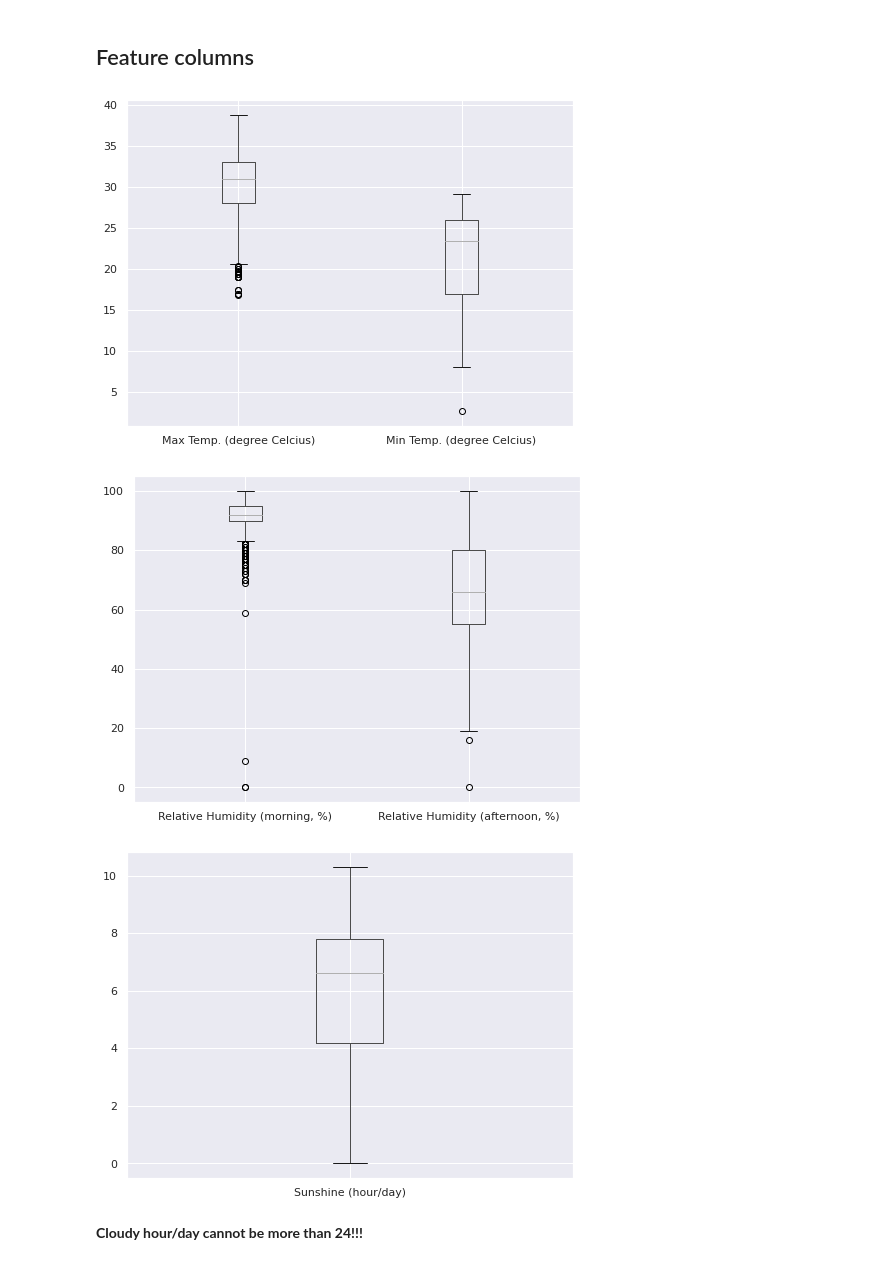
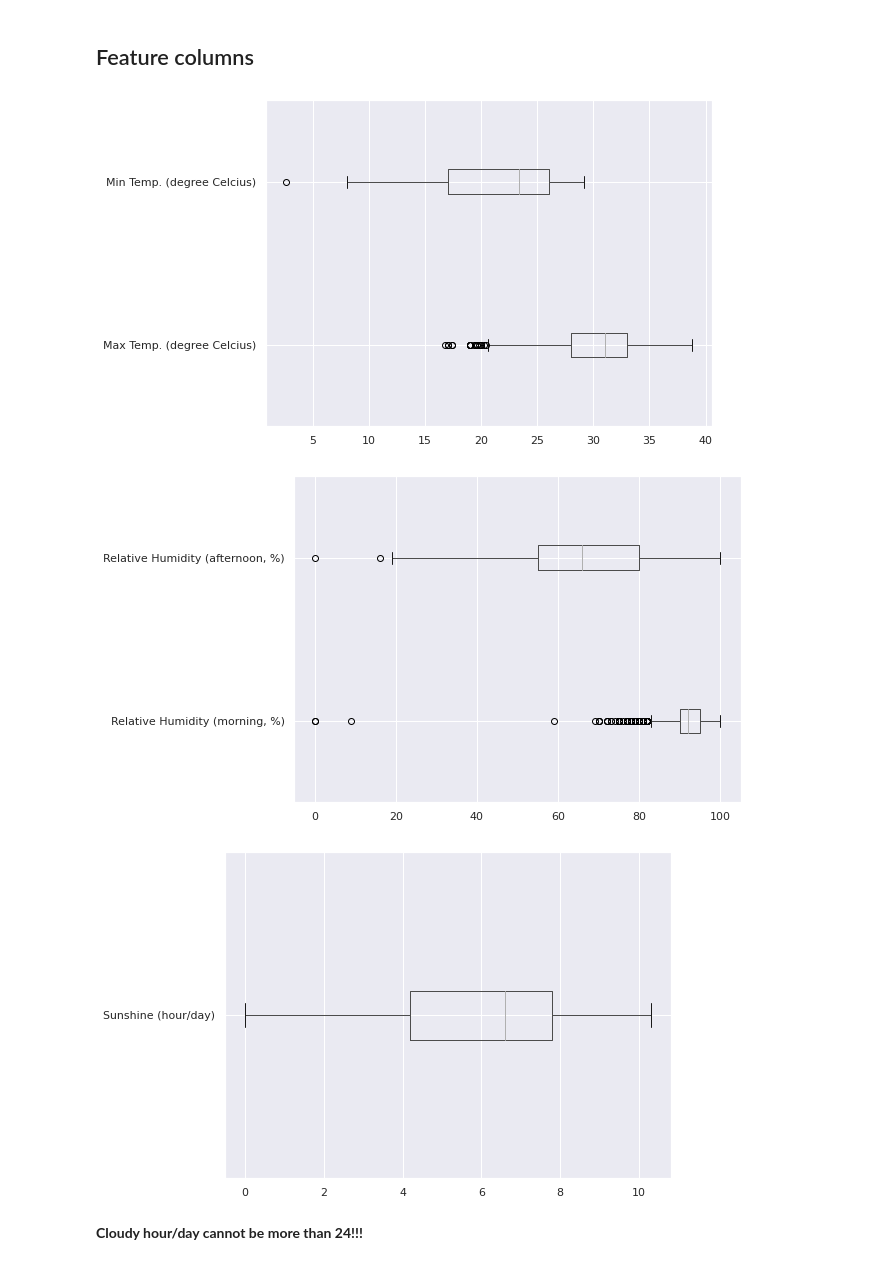
Before and after one commit to RifatIslamOmio/Weather-WaterLevel-Prediction-ML, a Jupyter notebook: Notebooks/waterlevel-dataset/waterlevel-eda.ipynb, the cells around one changed output. Saved outputs shown, nothing was run; the diff lists cells and outputs as text; code cells hidden in the pictures.

Commit message:
box-plots turned horizontal #6

```diff
--- a/Notebooks/waterlevel-dataset/waterlevel-eda.ipynb
+++ b/Notebooks/waterlevel-dataset/waterlevel-eda.ipynb
@@ -86,7 +86,7 @@ memory usage: 159.0 KB
 # %% [markdown]
 ## Feature columns
 # %%
-_=raw_df.boxplot(column=['Max Temp. (degree Celcius)', 'Min Temp. (degree Celcius)'])
+_=raw_df.boxplot(column=['Max Temp. (degree Celcius)', 'Min Temp. (degree Celcius)'], vert=False)
 # %% [output]
-[figure, old version]
+[figure, new version]
 # %%
@@ -94,5 +94,5 @@ _=raw_df.boxplot(column=['Max Temp. (degree Celcius)', 'Min Temp. (degree Celciu
 # %%
-_=raw_df.boxplot(column=['Relative Humidity (morning, %)', 'Relative Humidity (afternoon, %)'])
+_=raw_df.boxplot(column=['Relative Humidity (morning, %)', 'Relative Humidity (afternoon, %)'], vert=False)
 # %% [output]
-[figure, old version]
+[figure, new version]
 # %%
@@ -100,5 +100,5 @@ _=raw_df.boxplot(column=['Relative Humidity (morning, %)', 'Relative Humidity (a
 # %%
-_=raw_df.boxplot(column=['Sunshine (hour/day)'])
+_=raw_df.boxplot(column=['Sunshine (hour/day)'], vert=False)
 # %% [output]
-[figure, old version]
+[figure, new version]
 # %%
```
Also changed, not shown: parts of 7 cells of this notebook.
